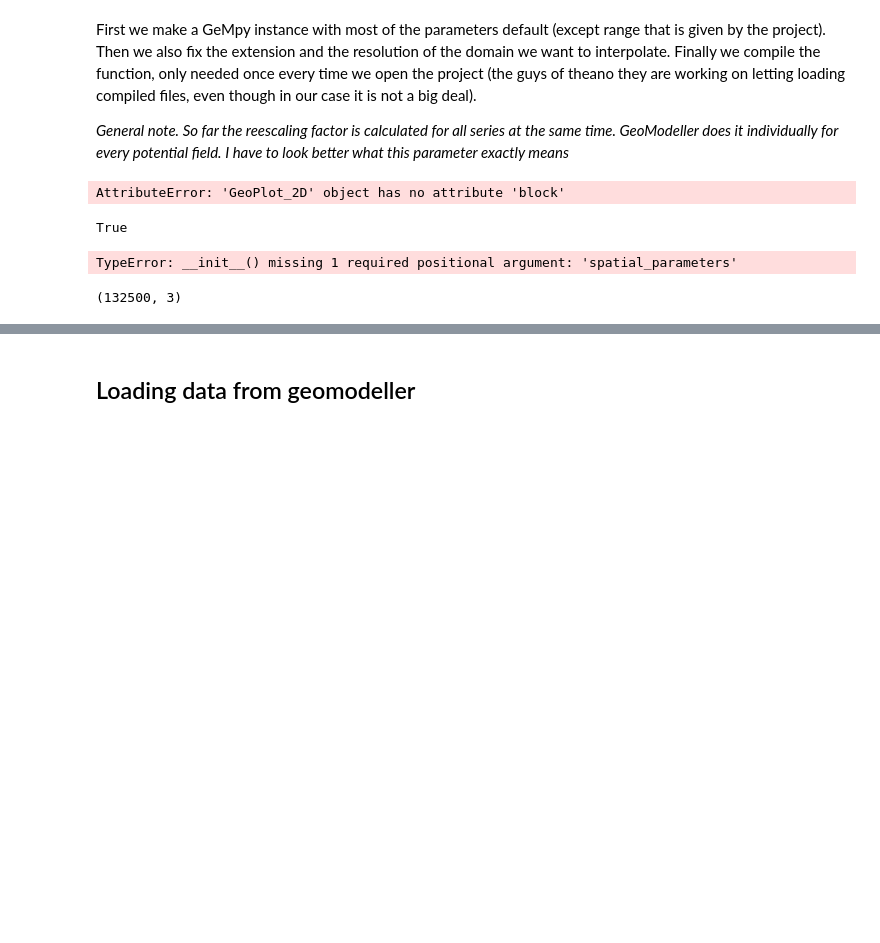
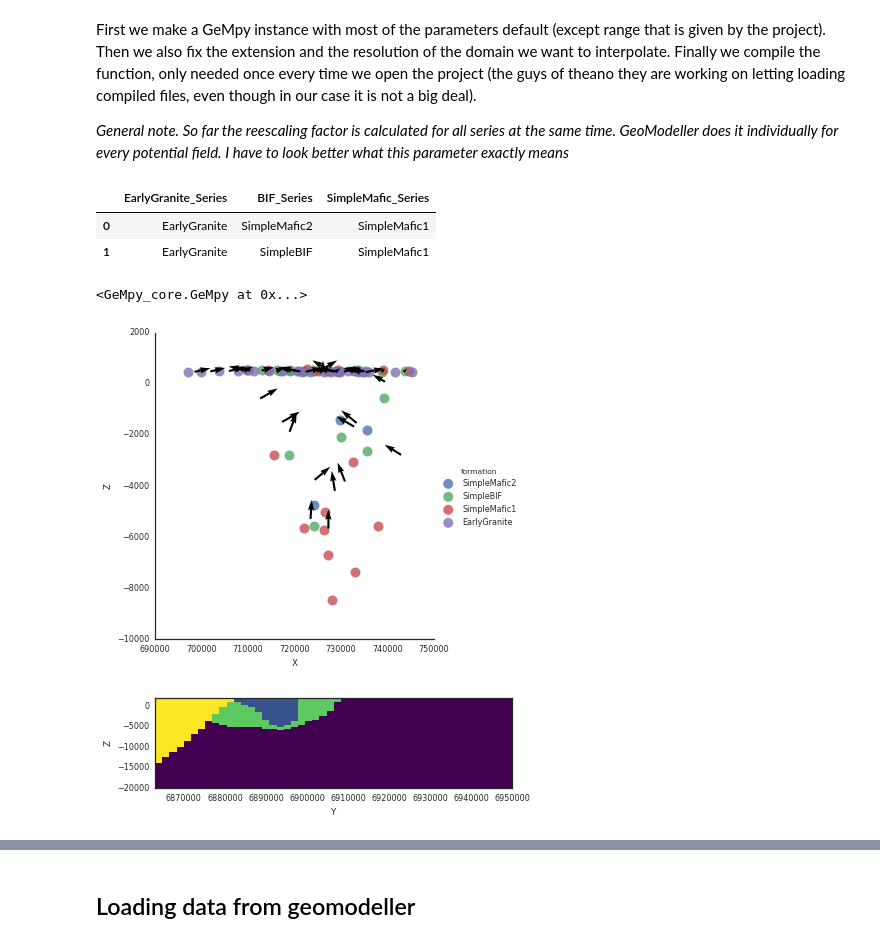
Before and after one commit to Leguark/GeMpy, a Jupyter notebook: Prototype Notebook/Sandstone Project-Copy1.ipynb, the cells around one changed output, grey strips where cells are left out. Saved outputs shown, nothing was run; the diff lists cells and outputs as text; code cells hidden in the pictures; blank space fills up the shorter version.

Commit message:
Improved visualization

```diff
--- a/Prototype Notebook/Sandstone Project-Copy1.ipynb
+++ b/Prototype Notebook/Sandstone Project-Copy1.ipynb
@@ -27,5 +29,23 @@ np.set_printoptions(precision = 6, linewidth= 130, suppress =  True)
 First we make a GeMpy instance with most of the parameters default (except range that is given by the project). Then we also fix the extension and the resolution of the domain we want to interpolate. Finally we compile the function, only needed once every time we open the project (the guys of theano they are working on letting loading compiled files, even though in our case it is not a big deal).
 
 *General note. So far the reescaling factor is calculated for all series at the same time. GeoModeller does it individually for every potential field. I have to look better what this parameter exactly means*
+# %%
+sandstone = GeMpy_core.GeMpy()
+sandstone.import_data( 696000,747000,6863000,6950000,-20000, 2000,
+                                     path_f = os.pardir+"/input_data/a_Foliations.csv",
+                                     path_i = os.pardir+"/input_data/a_Points.csv")
+
+sandstone.Data.set_series({"EarlyGranite_Series":sandstone.Data.formations[-1],
+                      "BIF_Series":(sandstone.Data.formations[0], sandstone.Data.formations[1]),
+                      "SimpleMafic_Series":sandstone.Data.formations[2]},
+                       order = ["EarlyGranite_Series",
+                              "BIF_Series",
+                              "SimpleMafic_Series"])
+# %% [output]
+|  | EarlyGranite_Series | BIF_Series | SimpleMafic_Series |
+| 0 | EarlyGranite | SimpleMafic2 | SimpleMafic1 |
+| 1 | EarlyGranite | SimpleBIF | SimpleMafic1 |
 # %%
-sandstone = GeMpy_core.GeMpy()
+sandstone
+# %% [output]
+<GeMpy_core.GeMpy at 0x...>
@@ -38,0 +54,4 @@ sandstone.set_interpolator()
+# %%
+sandstone.Plot.plot_data()
+# %% [output]
+[figure, added]
@@ -41,4 +63,4 @@ sandstone.Interpolator.compute_block_model()
 # %%
-sandstone.Plot.plot_block_section(sandstone.Interpolator.block)
+sandstone.Plot.plot_block_section(25,direction="x")
 # %% [output]
-AttributeError: 'GeoPlot_2D' object has no attribute 'block'
+[figure, added]
@@ -47,11 +66,0 @@ sandstone.Data.
-# %%
- type(np.arange(1, dtype = int)[0]) == np.int64
-# %% [output]
-True
-# %%
-sandstone.hola = sandstone.DataManagement(696000,747000,6863000,6950000,-20000, 2000,
-                                     path_f = os.pardir+"/input_data/a_Foliations.csv",
-                                     path_i = os.pardir+"/input_data/a_Points.csv")
-sandstone.Grid()
-# %% [output]
-TypeError: __init__() missing 1 required positional argument: 'spatial_parameters'
@@ -66,7 +67 @@ sandstone.create_grid()
-# %%
-sandstone.nx = 53
-sandstone.create_grid()
-sandstone.Grid.grid.shape
-# %% [output]
-(132500, 3)
 # %%
```
Also changed, not shown: parts of 16 cells of this notebook, 3 other files.
